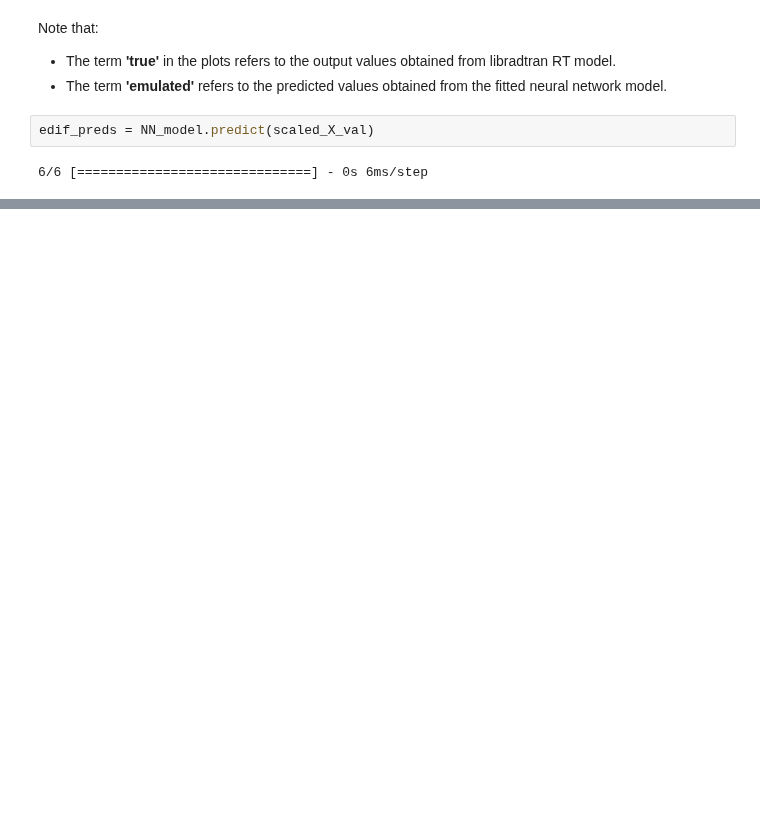
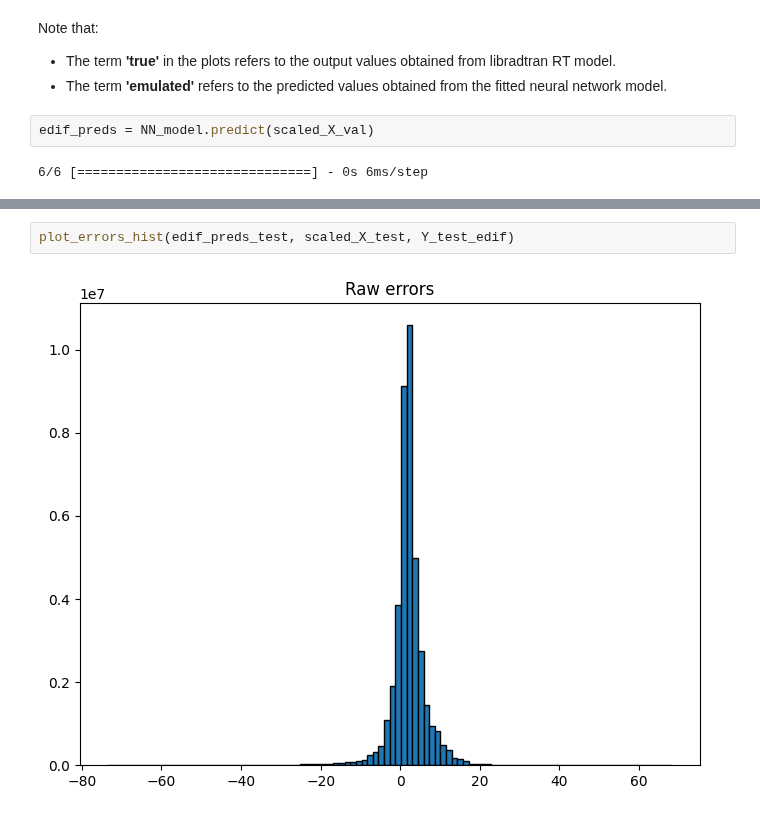
Before and after one commit to HerraKaava/RT_model_emulator, a Jupyter notebook: code-files/NN_model_edif.ipynb, the cells around one changed output, grey strips where cells are left out. Saved outputs shown, nothing was run; the diff lists cells and outputs as text; blank space fills up the shorter version.

```diff
--- a/code-files/NN_model_edif.ipynb
+++ b/code-files/NN_model_edif.ipynb
@@ -268,0 +329,4 @@ $\, \boldsymbol{\rightarrow} \,$ the model systematically **underestimates** the
+# %%
+plot_errors_hist(edif_preds_test, scaled_X_test, Y_test_edif)
+# %% [output]
+[figure, added]
```
Also changed, not shown: parts of 21 cells of this notebook.
